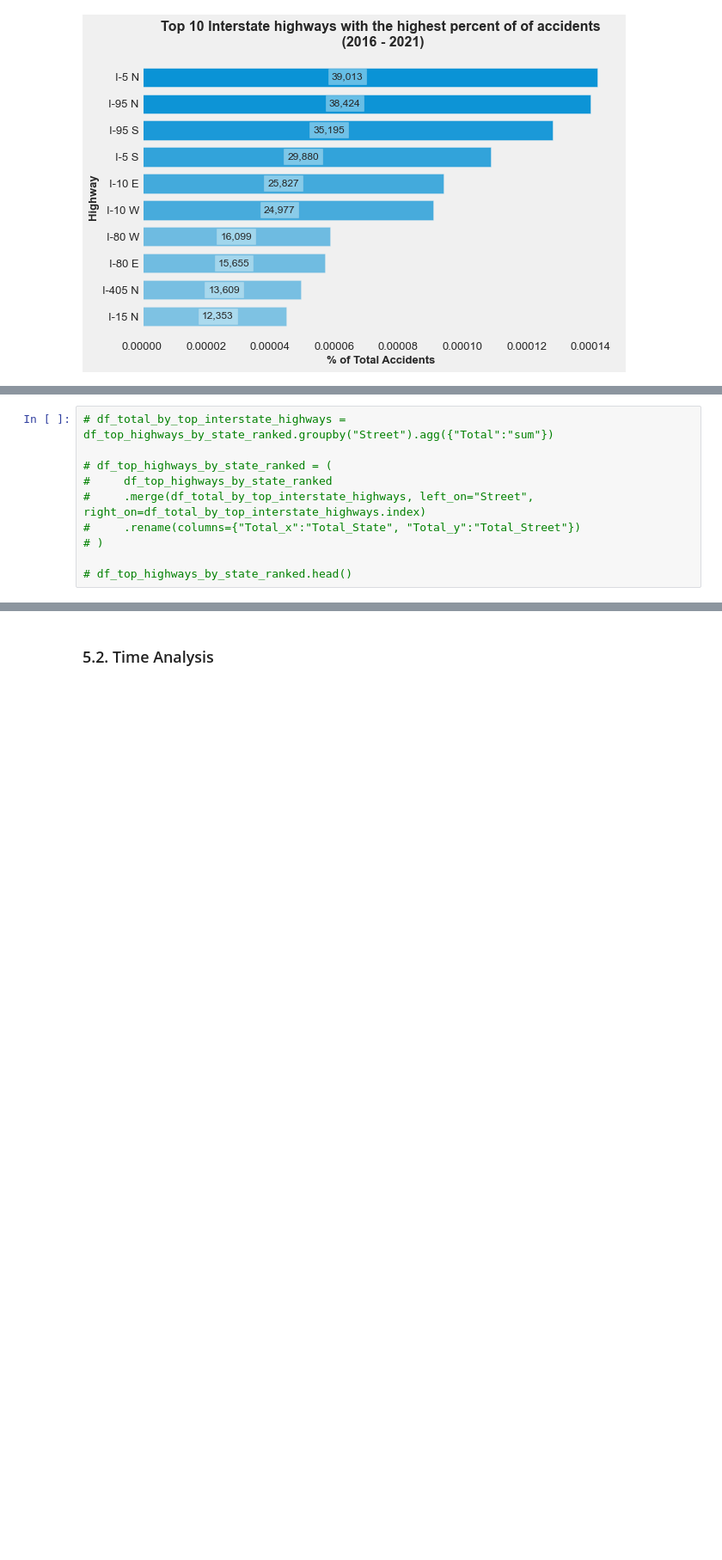
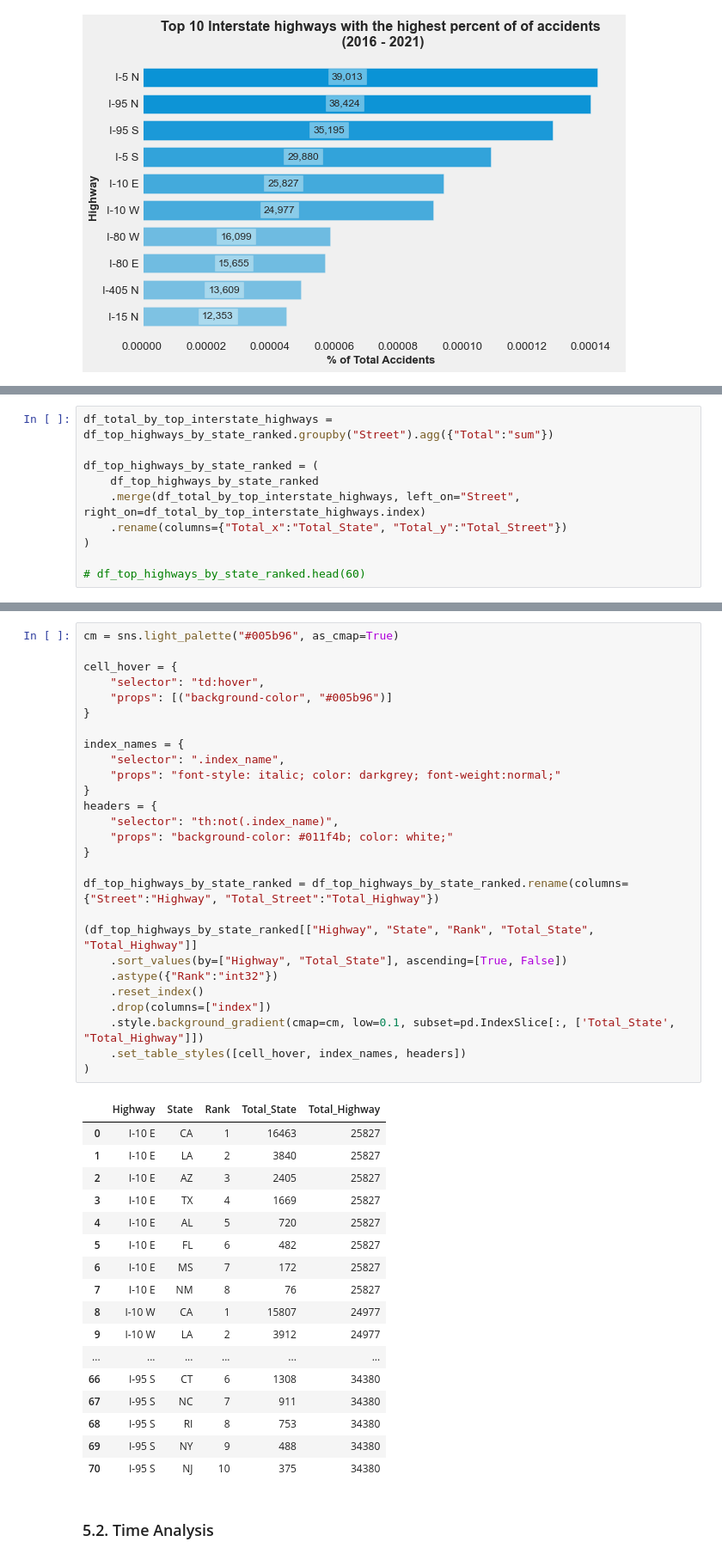
Before and after one commit to lyubol/Exploratory-Data-Analysis, a Jupyter notebook: EDA - US Accidents/US Accidents-checkpoint.ipynb, the cells around one changed output, grey strips where cells are left out. Shown at 86% size. Drawn from its saved outputs; the diff is of its cells as text; blank space fills up the shorter version.

```diff
--- a/EDA - US Accidents/US Accidents-checkpoint.ipynb
+++ b/EDA - US Accidents/US Accidents-checkpoint.ipynb
@@ -1063,10 +1067,10 @@ df_top_highways_by_state_ranked.sort_values(["Street", "Rank", "State"]).head(20
 # %%
-# df_total_by_top_interstate_highways = df_top_highways_by_state_ranked.groupby("Street").agg({"Total":"sum"})
+df_total_by_top_interstate_highways = df_top_highways_by_state_ranked.groupby("Street").agg({"Total":"sum"})
 
-# df_top_highways_by_state_ranked = (
-#     df_top_highways_by_state_ranked
-#     .merge(df_total_by_top_interstate_highways, left_on="Street", right_on=df_total_by_top_interstate_highways.index)
-#     .rename(columns={"Total_x":"Total_State", "Total_y":"Total_Street"})
-# )
+df_top_highways_by_state_ranked = (
+    df_top_highways_by_state_ranked
+    .merge(df_total_by_top_interstate_highways, left_on="Street", right_on=df_total_by_top_interstate_highways.index)
+    .rename(columns={"Total_x":"Total_State", "Total_y":"Total_Street"})
+)
 
-# df_top_highways_by_state_ranked.head()
+# df_top_highways_by_state_ranked.head(60)
@@ -1075,3 +1079,48 @@ df_top_highways_by_state_ranked.sort_values(["Street", "Rank", "State"]).head(20
+# %%
+cm = sns.light_palette("#005b96", as_cmap=True)
+
+cell_hover = {
+    "selector": "td:hover",
+    "props": [("background-color", "#005b96")]
+}
+
+index_names = {
+    "selector": ".index_name",
+    "props": "font-style: italic; color: darkgrey; font-weight:normal;"
+}
+headers = {
+    "selector": "th:not(.index_name)",
+    "props": "background-color: #011f4b; color: white;"
+}
+
+df_top_highways_by_state_ranked = df_top_highways_by_state_ranked.rename(columns={"Street":"Highway", "Total_Street":"Total_Highway"})
+
+(df_top_highways_by_state_ranked[["Highway", "State", "Rank", "Total_State", "Total_Highway"]]
+    .sort_values(by=["Highway", "Total_State"], ascending=[True, False])
+    .astype({"Rank":"int32"})
+    .reset_index()
+    .drop(columns=["index"])
+    .style.background_gradient(cmap=cm, low=0.1, subset=pd.IndexSlice[:, ['Total_State', "Total_Highway"]])
+    .set_table_styles([cell_hover, index_names, headers])
+)
+# %% [output]
+|  | Highway | State | Rank | Total_State | Total_Highway |
+| 0 | I-10 E | CA | 1 | 16463 | 25827 |
+| 1 | I-10 E | LA | 2 | 3840 | 25827 |
+| 2 | I-10 E | AZ | 3 | 2405 | 25827 |
+| 3 | I-10 E | TX | 4 | 1669 | 25827 |
+| 4 | I-10 E | AL | 5 | 720 | 25827 |
+| 5 | I-10 E | FL | 6 | 482 | 25827 |
+| 6 | I-10 E | MS | 7 | 172 | 25827 |
+| 7 | I-10 E | NM | 8 | 76 | 25827 |
+| 8 | I-10 W | CA | 1 | 15807 | 24977 |
+| 9 | I-10 W | LA | 2 | 3912 | 24977 |
+| ... | ... | ... | ... | ... | ... |
+| 66 | I-95 S | CT | 6 | 1308 | 34380 |
+| 67 | I-95 S | NC | 7 | 911 | 34380 |
+| 68 | I-95 S | RI | 8 | 753 | 34380 |
+| 69 | I-95 S | NY | 9 | 488 | 34380 |
+| 70 | I-95 S | NJ | 10 | 375 | 34380 |
 # %% [markdown]
 ### 5.2. Time Analysis
 # %% [markdown]
```
Also changed, not shown: parts of 18 cells of this notebook.
